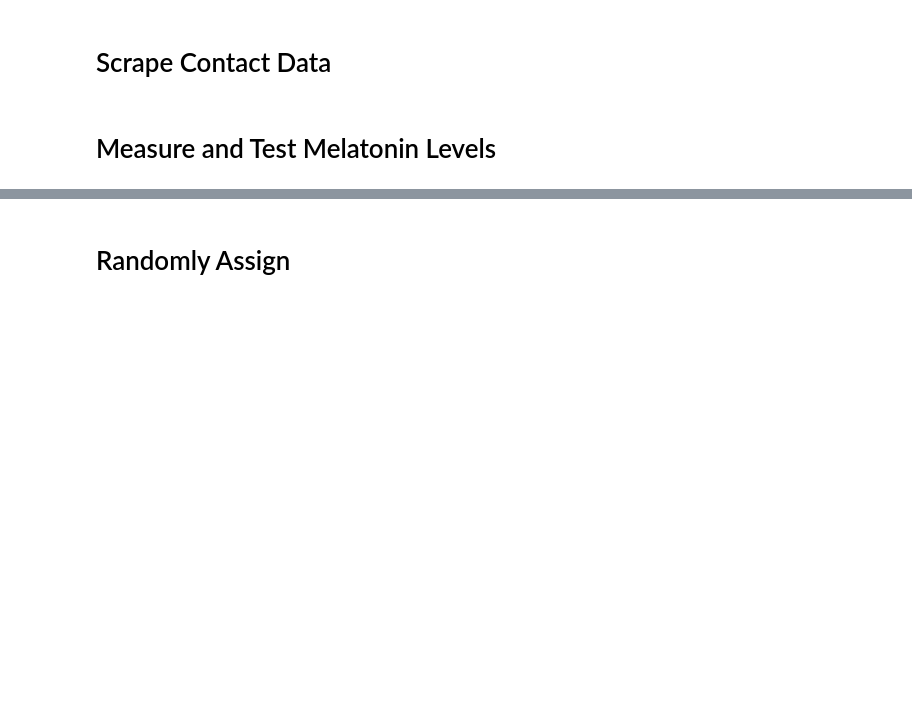
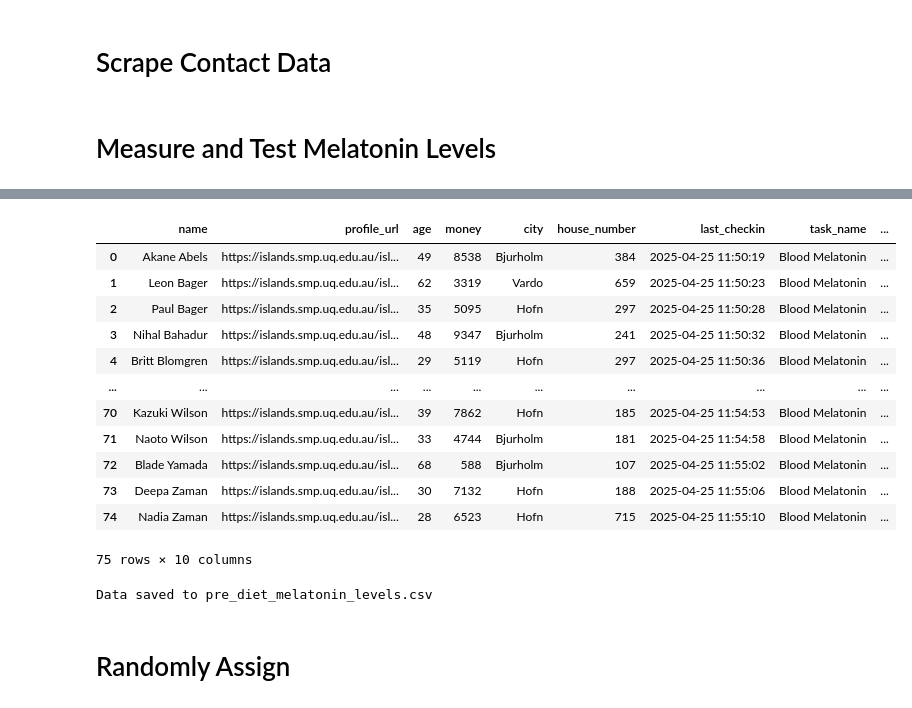
Before and after one commit to mattstoebe/CSU_MAS, a Jupyter notebook: Q4/554_Mixed_Models/Project/theIslands_webScraper.ipynb, the cells around one changed output, grey strips where cells are left out. Cells and saved outputs as stored; diff of their text form; code cells hidden in the pictures; blank space fills up the shorter version.

```diff
--- a/Q4/554_Mixed_Models/Project/theIslands_webScraper.ipynb
+++ b/Q4/554_Mixed_Models/Project/theIslands_webScraper.ipynb
@@ -175,8 +175,8 @@ def get_task_result(task_name='Blood Melatonin'):
 # %%
 
 
-MAX_ATTEMPTS = 3  # Max number of fresh drivers
-CONTACTS_TO_PROCESS = 2  # Number of successful contacts to get before stopping
+MAX_ATTEMPTS = 3 # Max number of fresh drivers
+CONTACTS_TO_PROCESS = 100  # Number of successful contacts to get before stopping
 DO_TASK = False  # Set to True to run the test
 
 driver, wait = get_fresh_driver()
@@ -220,12 +220,15 @@ try:
                     task_name, task_timestamp, task_result = get_task_result(task_name = 'Blood Melatonin')
                     contact["task_name"] = task_name
                     contact["task_timestamp"] = task_timestamp
-                    contact["task_result"] = task_result
+
+                    if task_result:
+                        contact['task_result'] = task_result
+                        print(f"Successfully processed {contact['name']} with a melatonin level of {contact['task_result']}")
+
 
                 contact['last_checkin'] = datetime.now().strftime("%Y-%m-%d %H:%M:%S")
 
                 successful_scrapes += 1
-                print(f"Successfully processed {contact['name']}")
 
         except Exception as e:
             print(f"Error processing {contact['name']}: {e}")
@@ -244,5 +247,6 @@ finally:
 # Create DataFrame from processed contacts
 melatonin_readings_df = pd.DataFrame(contacts[:successful_scrapes])
 
-melatonin_readings_df.to_csv()
+# melatonin_readings_df.to_csv("pre_diet_melatonin_levels.csv", index=False)
+# print("Data saved to pre_diet_melatonin_levels.csv")
 # %% [output]
@@ -259,3 +270,22 @@ Failed attempts: 0
+# %%
+display(melatonin_readings_df)
+melatonin_readings_df.to_csv("pre_diet_melatonin_levels.csv", index=False)
+print("Data saved to pre_diet_melatonin_levels.csv")
+# %% [output]
+|  | name | profile_url | age | money | city | house_number | last_checkin | task_name | ... |
+| 0 | Akane Abels | https://islands.smp.uq.edu.au/isl... | 49 | 8538 | Bjurholm | 384 | 2025-04-25 11:50:19 | Blood Melatonin | ... |
+| 1 | Leon Bager | https://islands.smp.uq.edu.au/isl... | 62 | 3319 | Vardo | 659 | 2025-04-25 11:50:23 | Blood Melatonin | ... |
+| 2 | Paul Bager | https://islands.smp.uq.edu.au/isl... | 35 | 5095 | Hofn | 297 | 2025-04-25 11:50:28 | Blood Melatonin | ... |
+| 3 | Nihal Bahadur | https://islands.smp.uq.edu.au/isl... | 48 | 9347 | Bjurholm | 241 | 2025-04-25 11:50:32 | Blood Melatonin | ... |
+| 4 | Britt Blomgren | https://islands.smp.uq.edu.au/isl... | 29 | 5119 | Hofn | 297 | 2025-04-25 11:50:36 | Blood Melatonin | ... |
+| ... | ... | ... | ... | ... | ... | ... | ... | ... | ... |
+| 70 | Kazuki Wilson | https://islands.smp.uq.edu.au/isl... | 39 | 7862 | Hofn | 185 | 2025-04-25 11:54:53 | Blood Melatonin | ... |
+| 71 | Naoto Wilson | https://islands.smp.uq.edu.au/isl... | 33 | 4744 | Bjurholm | 181 | 2025-04-25 11:54:58 | Blood Melatonin | ... |
+| 72 | Blade Yamada | https://islands.smp.uq.edu.au/isl... | 68 | 588 | Bjurholm | 107 | 2025-04-25 11:55:02 | Blood Melatonin | ... |
+| 73 | Deepa Zaman | https://islands.smp.uq.edu.au/isl... | 30 | 7132 | Hofn | 188 | 2025-04-25 11:55:06 | Blood Melatonin | ... |
+| 74 | Nadia Zaman | https://islands.smp.uq.edu.au/isl... | 28 | 6523 | Hofn | 715 | 2025-04-25 11:55:10 | Blood Melatonin | ... |
+75 rows × 10 columns
+Data saved to pre_diet_melatonin_levels.csv
 # %% [markdown]
 # Randomly Assign
 # %%
```
Also changed, not shown: parts of 6 cells of this notebook, 3 other files.
